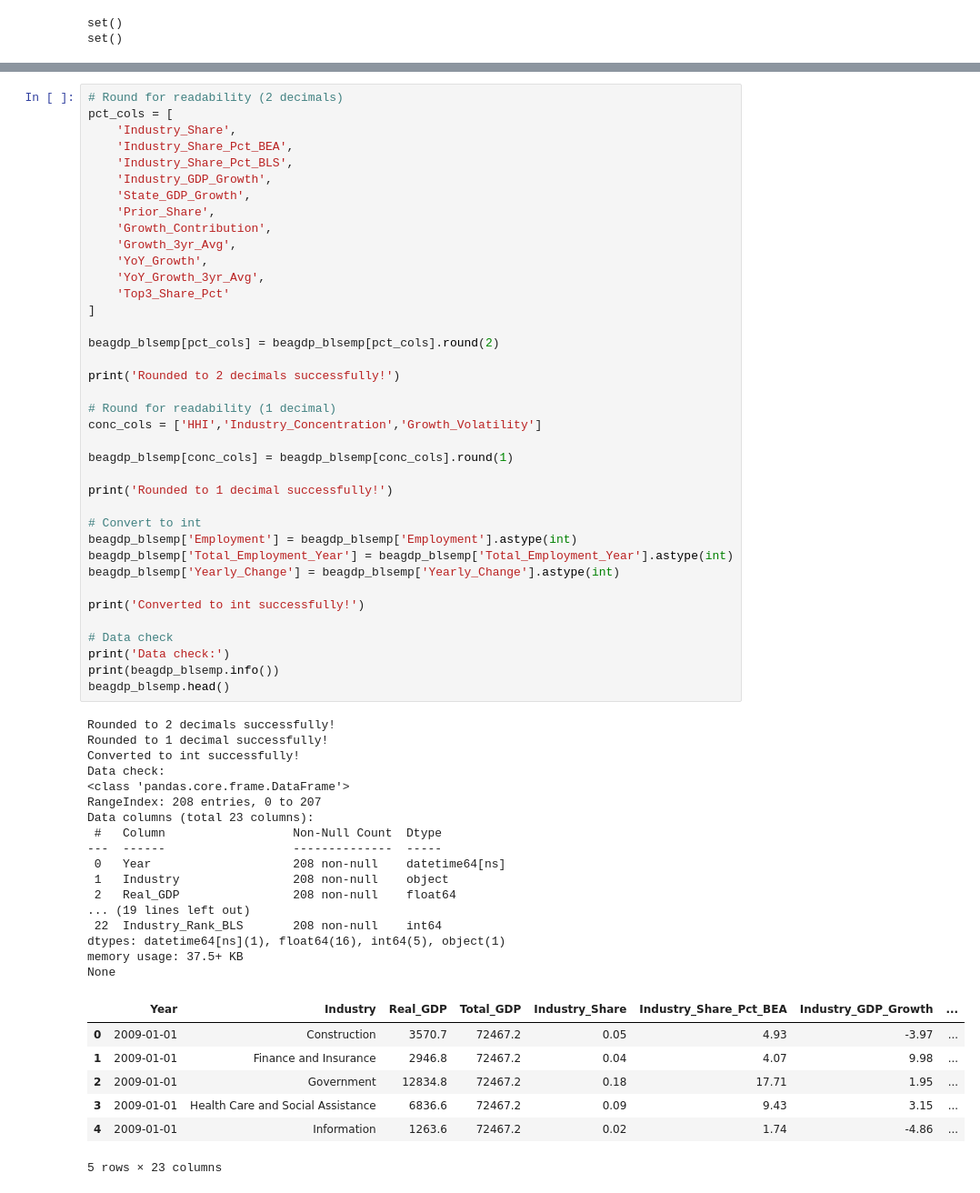
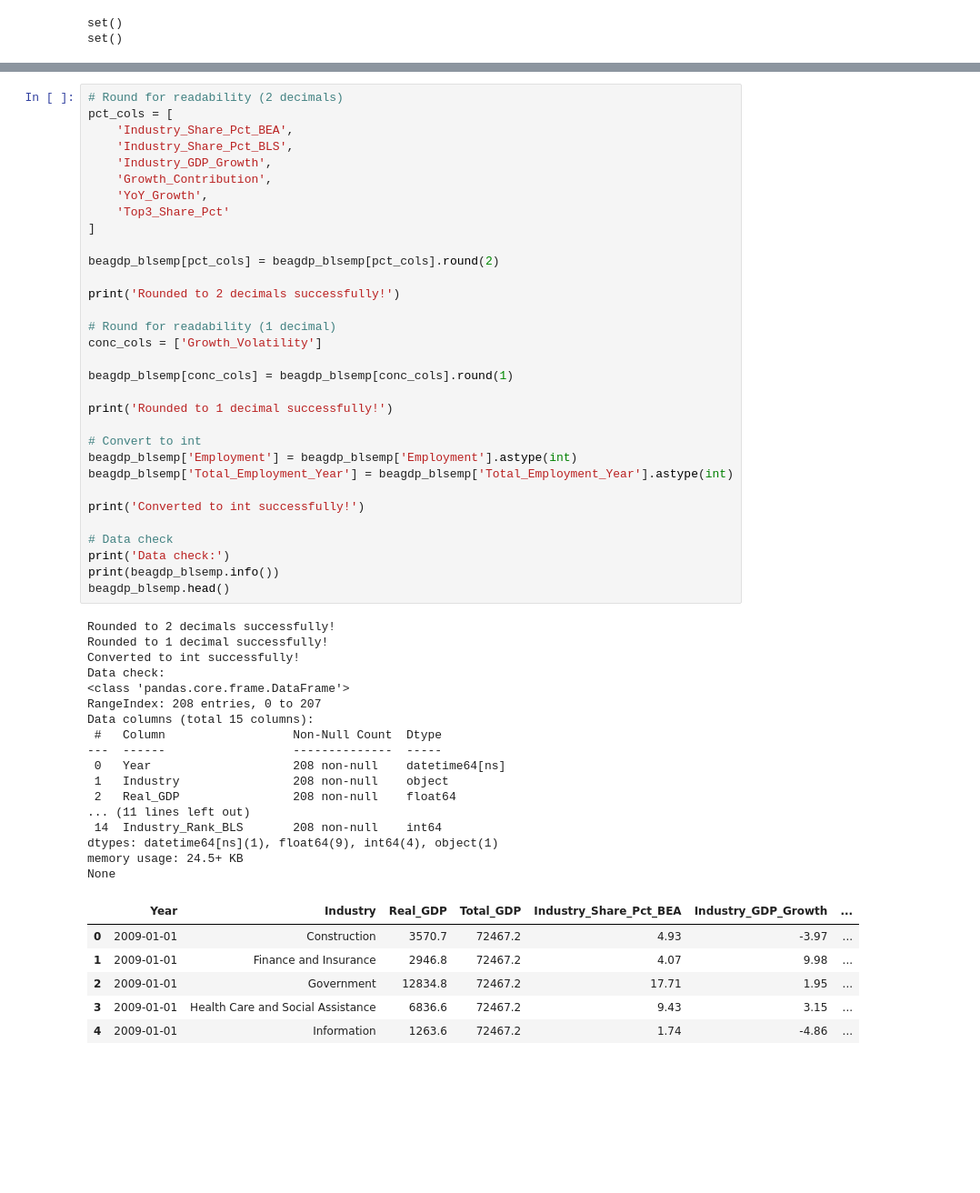
Before and after one commit to bgizzle78/nf-insights-project, a Jupyter notebook: notebooks/bea_gdp_bls_employ_merge.ipynb, the cells around one changed output, grey strips where cells are left out. Shown at 91% size. Saved outputs shown, nothing was run; the diff lists cells and outputs as text; blank space fills up the shorter version.

```diff
--- a/notebooks/bea_gdp_bls_employ_merge.ipynb
+++ b/notebooks/bea_gdp_bls_employ_merge.ipynb
@@ -141,16 +140,11 @@ None
 # %%
 # Round for readability (2 decimals)
 pct_cols = [
-    'Industry_Share',
     'Industry_Share_Pct_BEA',
     'Industry_Share_Pct_BLS',
     'Industry_GDP_Growth',
-    'State_GDP_Growth',
-    'Prior_Share',
     'Growth_Contribution',
-    'Growth_3yr_Avg',
     'YoY_Growth',
-    'YoY_Growth_3yr_Avg',
     'Top3_Share_Pct'
 ]
 
@@ -159,48 +153,46 @@ beagdp_blsemp[pct_cols] = beagdp_blsemp[pct_cols].round(2)
 print('Rounded to 2 decimals successfully!')
 
 # Round for readability (1 decimal)
-conc_cols = ['HHI','Industry_Concentration','Growth_Volatility']
+conc_cols = ['Growth_Volatility']
 
 beagdp_blsemp[conc_cols] = beagdp_blsemp[conc_cols].round(1)
 
 print('Rounded to 1 decimal successfully!')
 
 # Convert to int
 beagdp_blsemp['Employment'] = beagdp_blsemp['Employment'].astype(int)
 beagdp_blsemp['Total_Employment_Year'] = beagdp_blsemp['Total_Employment_Year'].astype(int)
-beagdp_blsemp['Yearly_Change'] = beagdp_blsemp['Yearly_Change'].astype(int)
 
 print('Converted to int successfully!')
 
 # Data check
 print('Data check:')
 print(beagdp_blsemp.info())
 beagdp_blsemp.head()
 # %% [output]
 Rounded to 2 decimals successfully!
 Rounded to 1 decimal successfully!
 Converted to int successfully!
 Data check:
 <class 'pandas.core.frame.DataFrame'>
 RangeIndex: 208 entries, 0 to 207
-Data columns (total 23 columns):
+Data columns (total 15 columns):
  #   Column                  Non-Null Count  Dtype
 ---  ------                  --------------  -----
  0   Year                    208 non-null    datetime64[ns]
  1   Industry                208 non-null    object
  2   Real_GDP                208 non-null    float64
-... (19 lines left out)
- 22  Industry_Rank_BLS       208 non-null    int64
-dtypes: datetime64[ns](1), float64(16), int64(5), object(1)
-memory usage: 37.5+ KB
+... (11 lines left out)
+ 14  Industry_Rank_BLS       208 non-null    int64
+dtypes: datetime64[ns](1), float64(9), int64(4), object(1)
+memory usage: 24.5+ KB
 None
-|  | Year | Industry | Real_GDP | Total_GDP | Industry_Share | Industry_Share_Pct_BEA | Industry_GDP_Growth | ... |
-| 0 | 2009-01-01 | Construction | 3570.7 | 72467.2 | 0.05 | 4.93 | -3.97 | ... |
-| 1 | 2009-01-01 | Finance and Insurance | 2946.8 | 72467.2 | 0.04 | 4.07 | 9.98 | ... |
-| 2 | 2009-01-01 | Government | 12834.8 | 72467.2 | 0.18 | 17.71 | 1.95 | ... |
-| 3 | 2009-01-01 | Health Care and Social Assistance | 6836.6 | 72467.2 | 0.09 | 9.43 | 3.15 | ... |
-| 4 | 2009-01-01 | Information | 1263.6 | 72467.2 | 0.02 | 1.74 | -4.86 | ... |
+|  | Year | Industry | Real_GDP | Total_GDP | Industry_Share_Pct_BEA | Industry_GDP_Growth | ... |
+| 0 | 2009-01-01 | Construction | 3570.7 | 72467.2 | 4.93 | -3.97 | ... |
+| 1 | 2009-01-01 | Finance and Insurance | 2946.8 | 72467.2 | 4.07 | 9.98 | ... |
+| 2 | 2009-01-01 | Government | 12834.8 | 72467.2 | 17.71 | 1.95 | ... |
+| 3 | 2009-01-01 | Health Care and Social Assistance | 6836.6 | 72467.2 | 9.43 | 3.15 | ... |
+| 4 | 2009-01-01 | Information | 1263.6 | 72467.2 | 1.74 | -4.86 | ... |
-5 rows × 23 columns
 # %%
 # Calculate GDP per worker (productivity)
 beagdp_blsemp['GDP_per_Worker'] = (beagdp_blsemp['Real_GDP'] * 1_000_000) / beagdp_blsemp['Employment']
```
Also changed, not shown: parts of 10 cells of this notebook, 2 other files.
